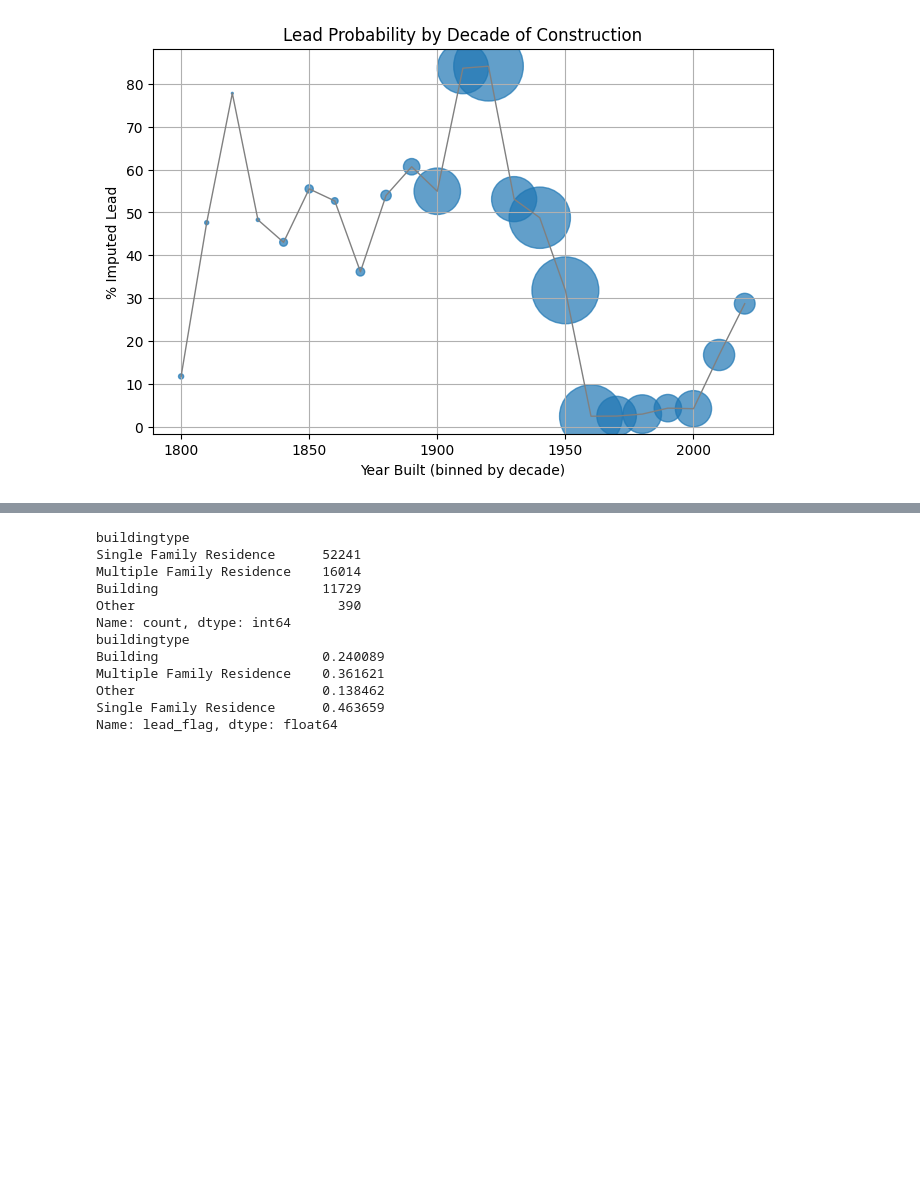
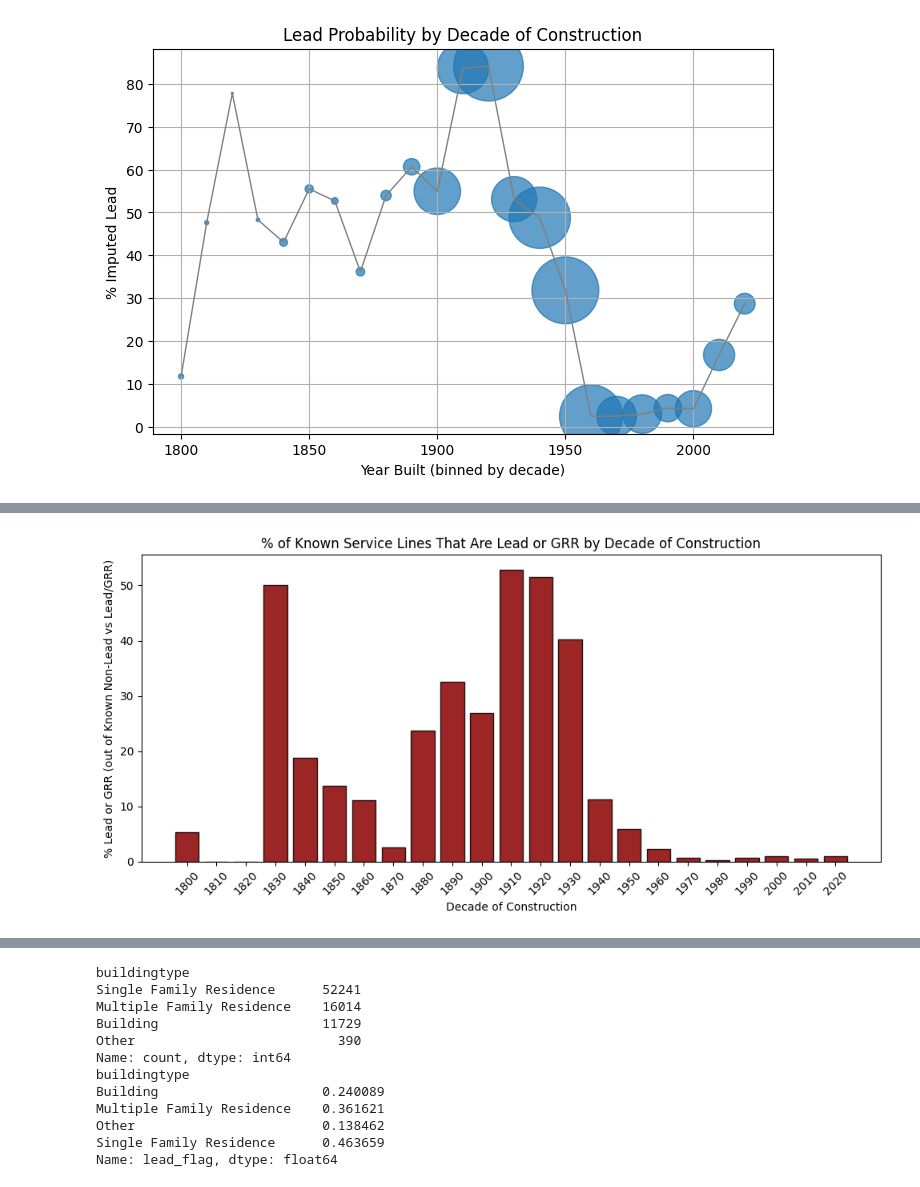
Before and after one commit to bradkellseconomics/RVA-GIS-Work, a Jupyter notebook: lead_ead.ipynb, the cells around one changed output, grey strips where cells are left out. Saved outputs shown, nothing was run; the diff lists cells and outputs as text; code cells hidden in the pictures; blank space fills up the shorter version.

```diff
--- a/lead_ead.ipynb
+++ b/lead_ead.ipynb
@@ -248,0 +305,26 @@ plt.show()
+# %%
+# Filter to only known statuses (exclude Unknown)
+known_df = df[df["bothsidesstatus"].isin(["Lead", "Galvanized Requiring Replacement", "Non-Lead"])].copy()
+
+# Count totals per decade
+total_known = known_df.groupby("year_bin").size()
+
+# Count raw lead/GRR only per decade
+lead_grr_known = known_df[known_df["bothsidesstatus"].isin(["Lead", "Galvanized Requiring Replacement"])] \
+                    .groupby("year_bin").size()
+
+# Compute percent
+pct_lead_grr = (lead_grr_known / total_known * 100).fillna(0)
+
+plt.figure(figsize=(10,5))
+plt.bar(pct_lead_grr.index.astype(int), pct_lead_grr.values,
+        width=8, color="darkred", edgecolor="black", alpha=0.85)
+
+plt.title("% of Known Service Lines That Are Lead or GRR by Decade of Construction")
+plt.xlabel("Decade of Construction")
+plt.ylabel("% Lead or GRR (out of Known Non-Lead vs Lead/GRR)")
+plt.xticks(pct_lead_grr.index.astype(int), rotation=45)
+plt.tight_layout()
+plt.show()
+# %% [output]
+[figure, added]
```
Also changed, not shown: parts of 5 cells of this notebook.
